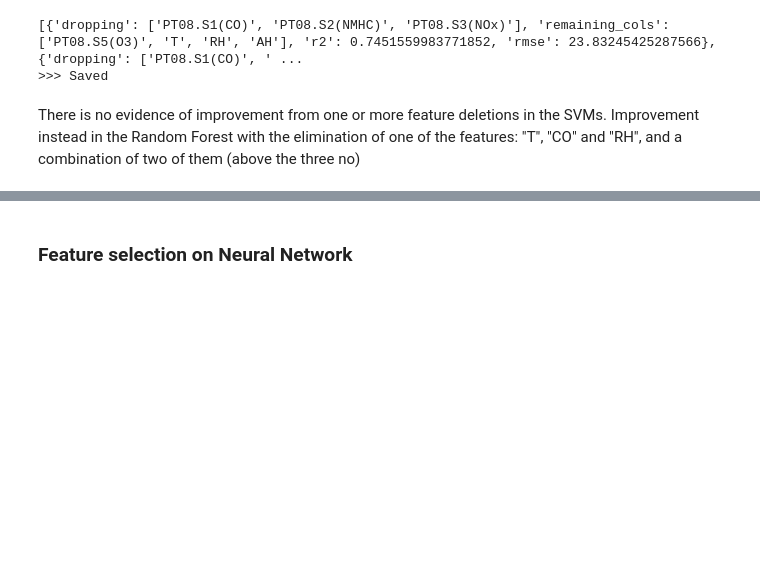
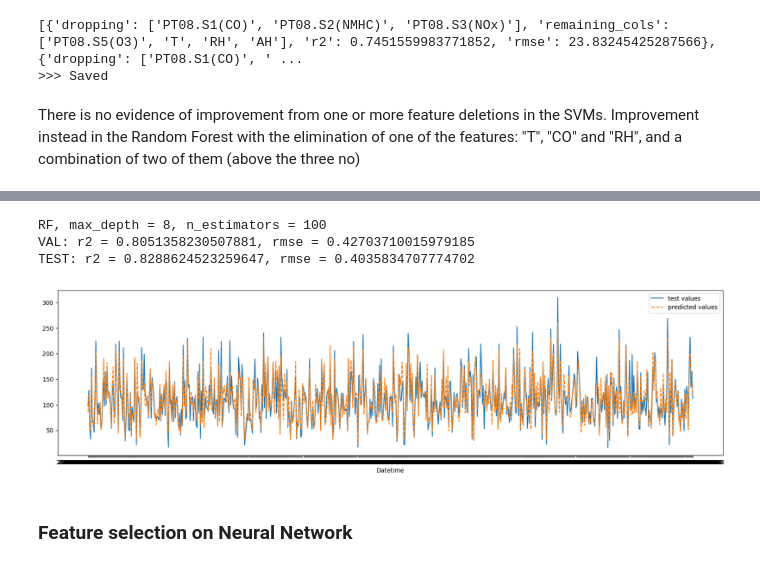
Before and after one commit to baroneleonardo/NO2-Virtual-Sensor, a Jupyter notebook: FeatureSelection.ipynb, the cells around one changed output, grey strips where cells are left out. Saved outputs shown, nothing was run; the diff lists cells and outputs as text; code cells hidden in the pictures; blank space fills up the shorter version.

```diff
--- a/FeatureSelection.ipynb
+++ b/FeatureSelection.ipynb
@@ -111,0 +114,17 @@ Improvement instead in the Random Forest with the elimination of one of the feat
+# %%
+from sklearn.ensemble import RandomForestRegressor
+# Load the CSV file
+data = pd.read_csv("data_dausare.csv")
+data = data.set_index('Datetime')
+
+# Remove any missing values
+data = data.dropna(subset = ["NO2(GT)"])
+data = data.dropna(subset = ["T"])
+target = pd.DataFrame(data['NO2(GT)'])
+X = data.drop(['NO2(GT)'], axis=1)
+
+# Delate CO feature
+X = X.drop(['PT08.S1(CO)'], axis=1)
+
+X_train, X_test, y_train, y_test = train_test_split(X, target, test_size = 0.2, random_state = seed, shuffle = True)
+X_train, X_val, y_train, y_val = train_test_split(X_train, y_train, test_size = 0.15, random_state = seed, shuffle = True)
@@ -112,3 +205,47 @@ Improvement instead in the Random Forest with the elimination of one of the feat
+# %%
+# Selected parameters
+n_estimators = 100
+max_depth = 8
+# %%
+print(f'RF, {max_depth = }, {n_estimators = }')
+clf = RandomForestRegressor(max_depth=max_depth, n_estimators=n_estimators)
+scaler = StandardScaler()
+scaler_y = StandardScaler()
+
+clf.fit(scaler.fit_transform(X_train), np.ravel(scaler_y.fit_transform(y_train)))
+r2 = clf.score(scaler.transform(X_val), np.ravel(scaler_y.transform(y_val)))
+y_hat = clf.predict(scaler.transform(X_val))
+
+rmse = metrics.mean_squared_error(np.ravel(scaler_y.transform(y_val)), y_hat, squared=False)
+print(f'VAL: {r2 = }, {rmse = }')
+
+r2 = clf.score(scaler.transform(X_test), np.ravel(scaler_y.transform(y_test)))
+y_hat = clf.predict(scaler.transform(X_test))
+rmse = metrics.mean_squared_error(np.ravel(scaler_y.transform(y_test)), y_hat, squared=False)
+print(f'TEST: {r2 = }, {rmse = }')
+# %% [output]
+RF, max_depth = 8, n_estimators = 100
+VAL: r2 = 0.8051358230507881, rmse = 0.42703710015979185
+TEST: r2 = 0.8288624523259647, rmse = 0.4035834707774702
+# %%
+clf = RandomForestRegressor(max_depth=max_depth, n_estimators=n_estimators)
+scaler = StandardScaler()
+scaler_y = StandardScaler()
+clf.fit(scaler.fit_transform(X_train), np.ravel(scaler_y.fit_transform(y_train)))
+y_hat = clf.predict(scaler.transform(X_test))
+# %%
+aux = pd.DataFrame()
+
+aux['test values'] = y_test
+aux['predicted values'] = scaler_y.inverse_transform(y_hat.reshape(-1,1))
+# %%
+import seaborn as sns#aux = aux.reset_index().drop(['Datetime'], axis = 1)
+
+plt.figure(figsize=(20,5))
+sns.lineplot(data=aux.iloc[300:1000,:])
+plt.show()
+# %% [output]
+[figure, added]
 # %% [markdown]
 ### Feature selection on Neural Network
 # %%
```
Also changed, not shown: parts of 4 cells of this notebook.
